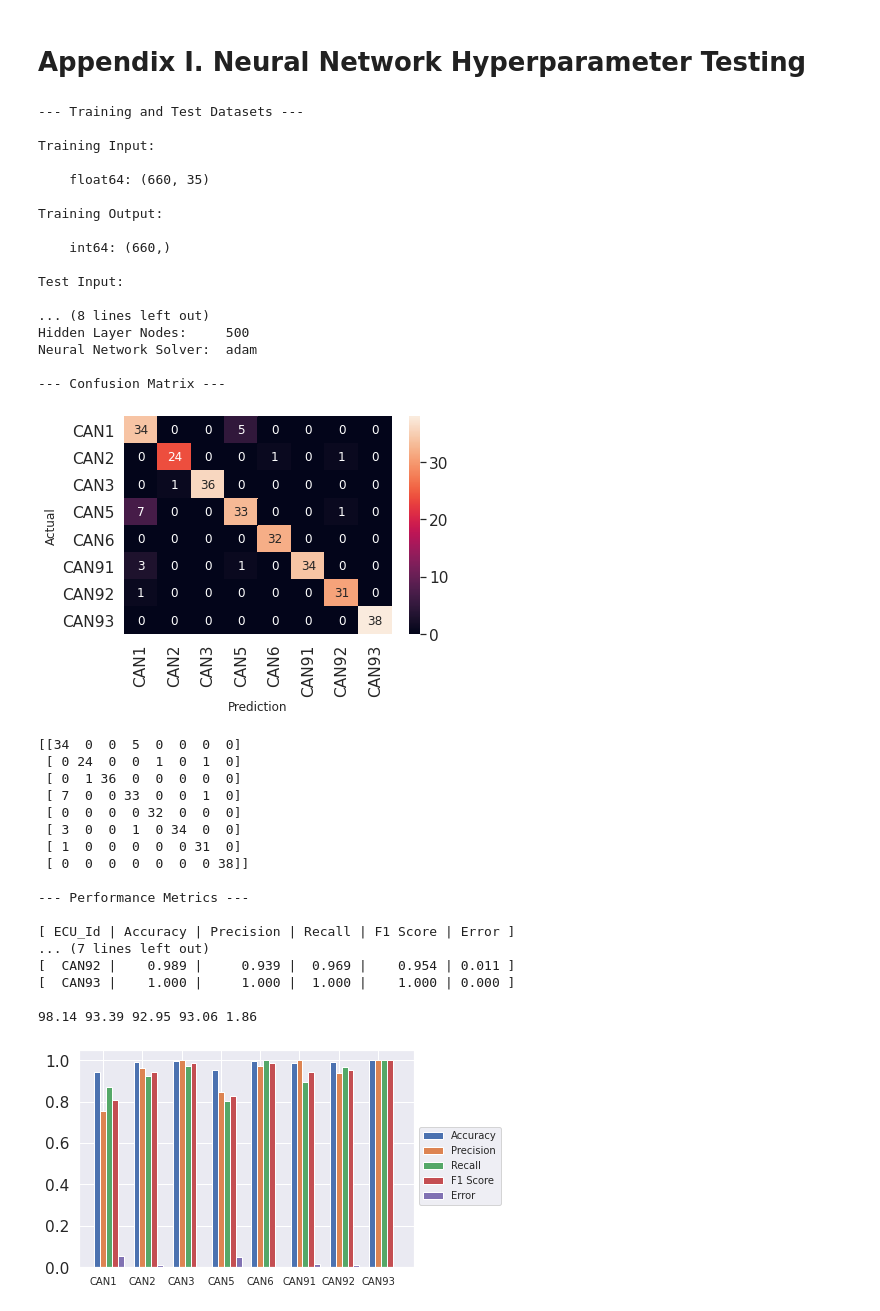
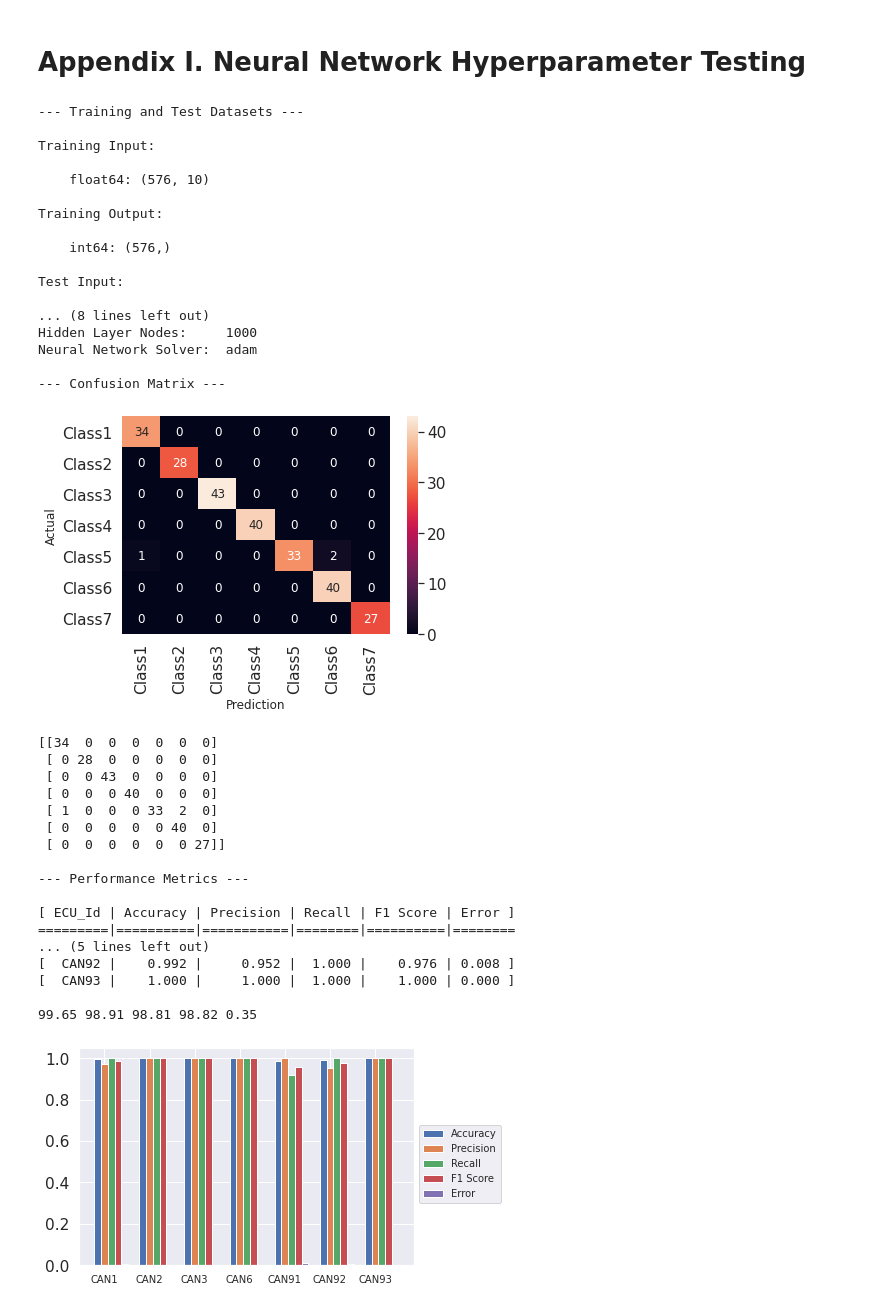
Before and after one commit to vermakun/ecu-fingerprinting, a Jupyter notebook: ecu_fingerprint_classification.ipynb, the cells around one changed output. Cells and saved outputs as stored; diff of their text form; code cells hidden in the pictures.

Commit message:
Added updates for: ecu_fingerprint_classification.py, ecu_fingerprint_classification.ipynb, and various figures

```diff
--- a/ecu_fingerprint_classification.ipynb
+++ b/ecu_fingerprint_classification.ipynb
@@ -64,8 +62,13 @@ file_list2 = dict(sorted(file_list1.items(), key = lambda x:x[0]))
 file_list  = list(file_list2.values())  # Original list, properly sorted
 file_list0 = list(file_list2.keys())    # Modified list with leading zeros, sorted
 
+# Remove CAN5 items (CAN1 and CAN5 were made purposely similar, this is not realistic in real-world CAN networks)
+file_list  = [i for i in file_list  if re.search("CAN5_2m_Thick_uns1", i) == None]
+file_list0 = [i for i in file_list0 if re.search("CAN5_2m_Thick_uns1", i) == None]
+
 print('\nAbsolute Paths to Records (Subset):')
-for filename in file_list[0:10]:
+# for filename in file_list[0:10]:
+for filename in file_list:
   print(filename)
 # %% [output]
 --- Pre-condition Files ---
@@ -377,7 +416,7 @@ print('\n--- Training and Test Datasets ---\n')
 # Attribute and Label Datasets
 
 ## Full, Spectral, Contrl, Dom, Rec                                                                     Acc %
-X = df.iloc[:,5:]                                                               # Full feature set    98.76%
+# X = df.iloc[:,5:]                                                               # Full feature set    98.76%
 # X = df.iloc[:,[12,13,14,15,16,17,18,19,20,21,22,23,24,32,33,34,35,36,37,38,39]] # Spectral Only       97.26%
 # X = df.iloc[:,[5,6,7,8,9,10,11,25,26,27,28,29,30,31]]                           # Control Only        97.17%
 # X = df.iloc[:, 5:24]                                                            # Dominant Only       98.14%
@@ -427,7 +466,7 @@ X = df.iloc[:,5:]
 # X = df.iloc[:,[ 5,25]]                                                                   #  + Tp              ...
 
 ## Final Feature Set: (Control) SSV, SSE, %OS (Spectral) SNR, Mean Freq.
-# X = df.iloc[:,[6,8,9,22,23,26,28,29,37,38]]                                     # 99.12%
+X = df.iloc[:,[6,8,9,22,23,26,28,29,37,38]]                                     # 99.36%
 
 # Testing Results
 y = df.iloc[:,1]
@@ -465,8 +504,7 @@ print('\n--- Neural Network Training ---\n')
 
 from sklearn.neural_network import MLPClassifier
 
-# hls = np.round(3*len(df)).astype(int)
-hls = 500
+hls = 1000
 mit = 3000
 
 mlp = MLPClassifier(hidden_layer_sizes=([hls,]),   max_iter=mit)
@@ -484,7 +522,9 @@ np.sum(cm, axis=0) # Column Sum     (Horizontal Result)
 np.sum(cm, axis=1) # Row Sum        (Vertical Result)
 np.trace(cm)       # Diagonal Sum   (Total Result)
 
-df_cm = pd.DataFrame(cm, y.unique(), y.unique())
+# labels = [re.sub('CAN', 'Class', i) for i in y.unique()]
+labels = ["Class%i" % i for i in 1 + np.arange(len(y.unique()))]
+df_cm = pd.DataFrame(cm, labels, labels)
 sn.set(font_scale=1.4) # for label size
 sn.heatmap(df_cm, annot=True, annot_kws={"size": 12}) # font size
 plt.xlabel("Prediction", fontsize = 12)
@@ -565,46 +605,46 @@ plt.xticks([p + bw for p in range(len(acc))], y.unique(), fontsize = 10)
 plt.legend(['Accuracy','Precision','Recall','F1 Score','Error'], fontsize = 10, bbox_to_anchor = (1, 0.67))
 
 acc_avg = np.average(acc)*100
 pre_avg = np.average(pre)*100
 rec_avg = np.average(rec)*100
 f1s_avg = np.average(f1s)*100
 err_avg = np.average(err)*100
 
 print('%2.2f %2.2f %2.2f %2.2f %2.2f' % (acc_avg, pre_avg, rec_avg, f1s_avg, err_avg))
 # %% [output]
 --- Training and Test Datasets ---
 
 Training Input:
 
-    float64: (660, 35)
+    float64: (576, 10)
 
 Training Output:
 
-    int64: (660,)
+    int64: (576,)
 
 Test Input:
 
 ... (8 lines left out)
-Hidden Layer Nodes:     500
+Hidden Layer Nodes:     1000
 Neural Network Solver:  adam
 
 --- Confusion Matrix ---
-[figure, old version]
+[figure, new version]
-[[34  0  0  5  0  0  0  0]
- [ 0 24  0  0  1  0  1  0]
- [ 0  1 36  0  0  0  0  0]
- [ 7  0  0 33  0  0  1  0]
- [ 0  0  0  0 32  0  0  0]
- [ 3  0  0  1  0 34  0  0]
- [ 1  0  0  0  0  0 31  0]
- [ 0  0  0  0  0  0  0 38]]
+[[34  0  0  0  0  0  0]
+ [ 0 28  0  0  0  0  0]
+ [ 0  0 43  0  0  0  0]
+ [ 0  0  0 40  0  0  0]
+ [ 1  0  0  0 33  2  0]
+ [ 0  0  0  0  0 40  0]
+ [ 0  0  0  0  0  0 27]]
 
 --- Performance Metrics ---
 
 [ ECU_Id | Accuracy | Precision | Recall | F1 Score | Error ]
-... (7 lines left out)
-[  CAN92 |    0.989 |     0.939 |  0.969 |    0.954 | 0.011 ]
+=========|==========|===========|========|==========|========
+... (5 lines left out)
+[  CAN92 |    0.992 |     0.952 |  1.000 |    0.976 | 0.008 ]
 [  CAN93 |    1.000 |     1.000 |  1.000 |    1.000 | 0.000 ]
 
-98.14 93.39 92.95 93.06 1.86
+99.65 98.91 98.81 98.82 0.35
-[figure, old version]
+[figure, new version]
```
Also changed, not shown: parts of 10 cells of this notebook, 6 other files.
